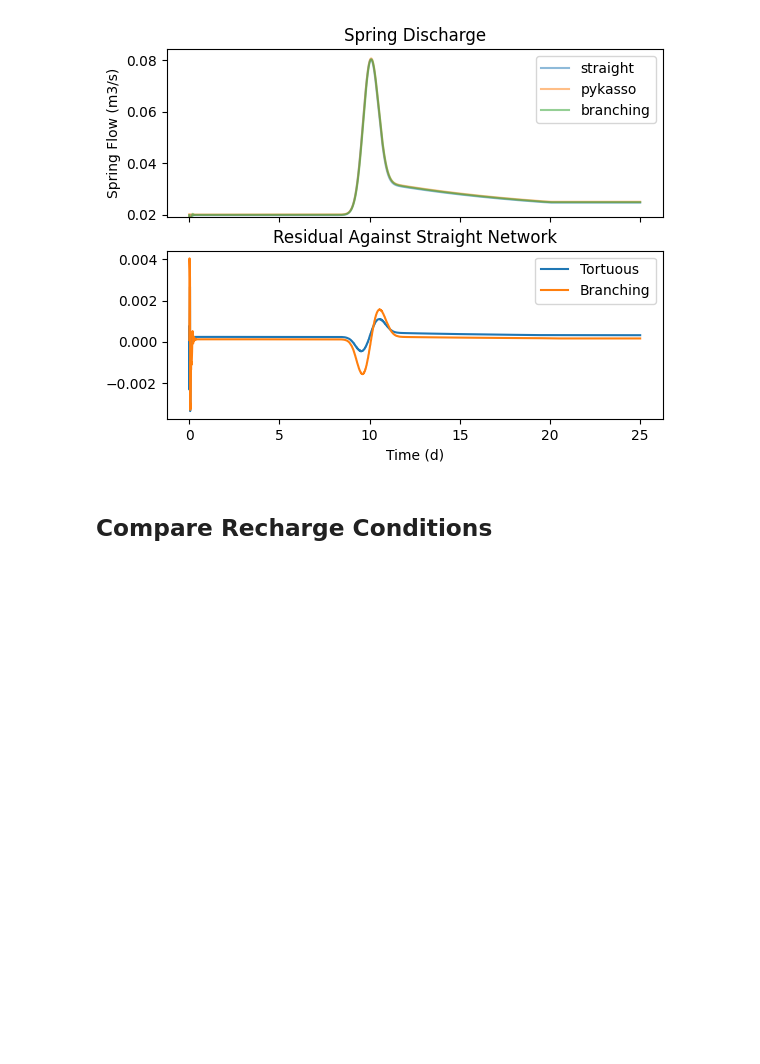
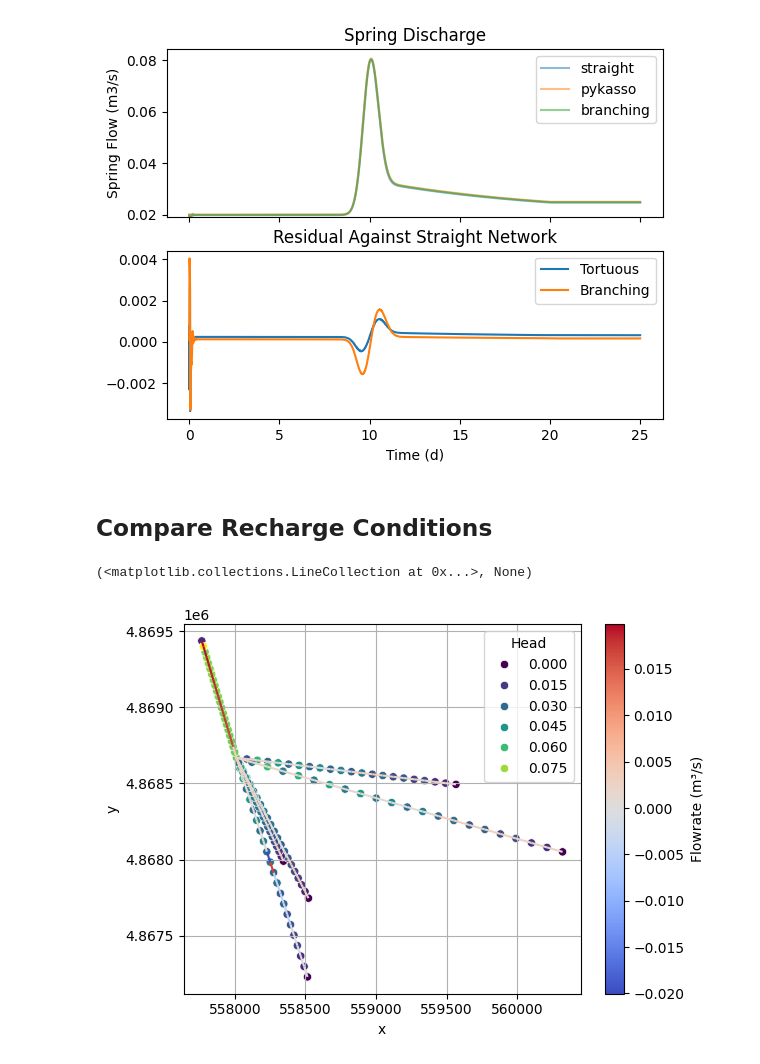
Before and after one commit to jhuang523/UMNBearSpring, a Jupyter notebook: openkarst/steady_state/conduit_geometry_setup.ipynb, the cells around one changed output. Cells and saved outputs as stored; diff of their text form; code cells hidden in the pictures; blank space fills up the shorter version.

```diff
--- a/openkarst/steady_state/conduit_geometry_setup.ipynb
+++ b/openkarst/steady_state/conduit_geometry_setup.ipynb
@@ -367,3 +380,9 @@ Q = results['Q']
 y = results['y']
 d_t = results['t']
 d_spring = get_outlet_Q(Q, network.outlets, network.edges)
+# %%
+fig, ax = plt.subplots()
+network.plot_network_flow(Q[0], y[0], ax = ax)
+# %% [output]
+(<matplotlib.collections.LineCollection at 0x...>, None)
+[figure, added]
```
Also changed, not shown: parts of 14 cells of this notebook, 6 other files.
